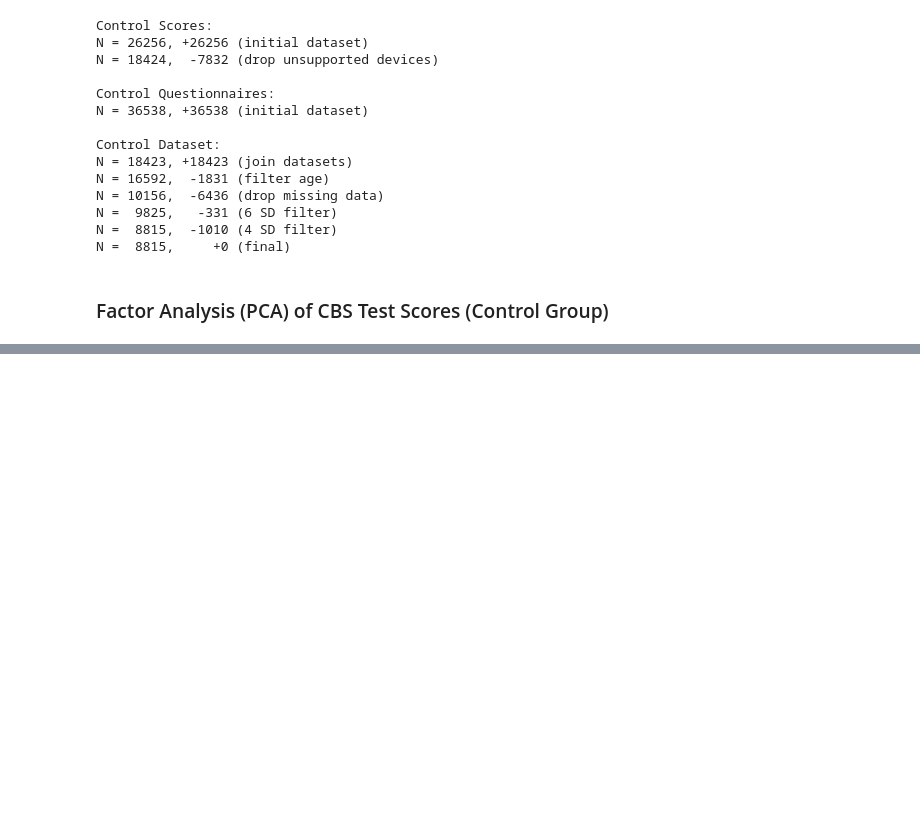
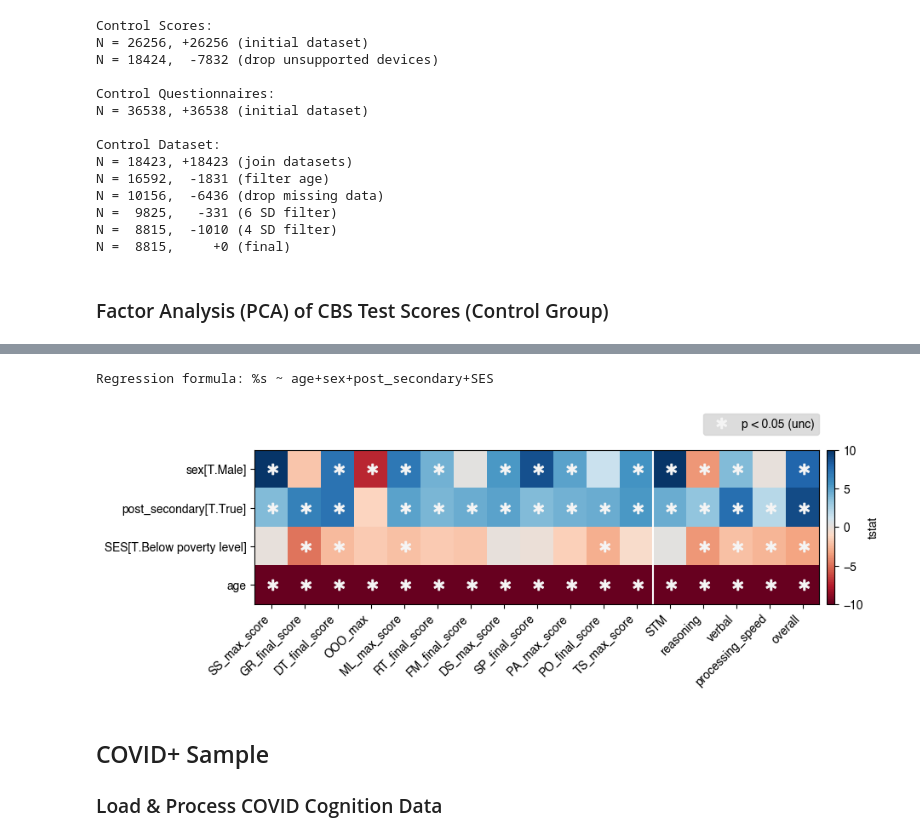
Before and after one commit to TheOwenLab/2021-Wild-et-al-COVID-Cognition, a Jupyter notebook: covid_cognition.ipynb, the cells around one changed output, grey strips where cells are left out. Cells and saved outputs as stored; diff of their text form; code cells hidden in the pictures; blank space fills up the shorter version.

Commit message:
Improved organization, documentations, and figure saving

```diff
--- a/covid_cognition.ipynb
+++ b/covid_cognition.ipynb
@@ -222,0 +260,17 @@ fig
+# %%
+# Calculates the 3 cognitive domain scores from the fitted PCA model
+Zctrl[pca_names] = Ypca.transform(Zctrl[df_])
+
+# Measure of processing speed: take the 1st Principal Component across
+# timing-related features (the list of tf_)
+Yspd = FactorAnalyzer(
+	method='principal',
+	n_factors=1,
+	rotation=None).fit(Zctrl[tf_])
+Zctrl['processing_speed'] = Yspd.transform(Zctrl[tf_])
+
+# Overall measure across CBS battery: the average of all 12 task z-scores,
+# then rescale to have SD = 1.0
+Zctrl['overall'] = Zctrl[df_].mean(axis=1)
+Yavg_tfm = StandardScaler(with_mean=True, with_std=True).fit(Zctrl[['overall']])
+Zctrl['overall'] = Yavg_tfm.transform(Zctrl[['overall']])
@@ -222,0 +280,21 @@ fig
+# %%
+# Copy the dataset, because we modify the age variable (mean centre it)
+Zctrl_ = Zctrl.copy()
+Zctrl_.age -= Zctrl_.age.mean()
+
+comp_scores = cbs.DOMAIN_NAMES+['processing_speed', 'overall']
+test_scores = df_
+
+Yvar = test_scores+comp_scores
+expr = ws.build_model_expression(Xcovar)
+
+print(f"Regression formula: {expr}")
+
+# Generate a summary figure to show significant (p < 0.05) effects.
+r, _ = ws.regression_analyses(expr, Yvar, Zctrl_)
+f = wp.create_stats_figure(
+	r.drop('Intercept', level='contrast', axis=0),
+	'tstat', 'p', stat_range=[-10, 10], diverging=5, vertline=5)
+# %% [output]
+Regression formula: %s ~ age+sex+post_secondary+SES
+[figure, added]
@@ -222,0 +339,3 @@ fig
+# %% [markdown]
+ ## COVID+ Sample
+ ### Load & Process COVID Cognition Data
```
Also changed, not shown: parts of 50 cells of this notebook, 32 other files.
